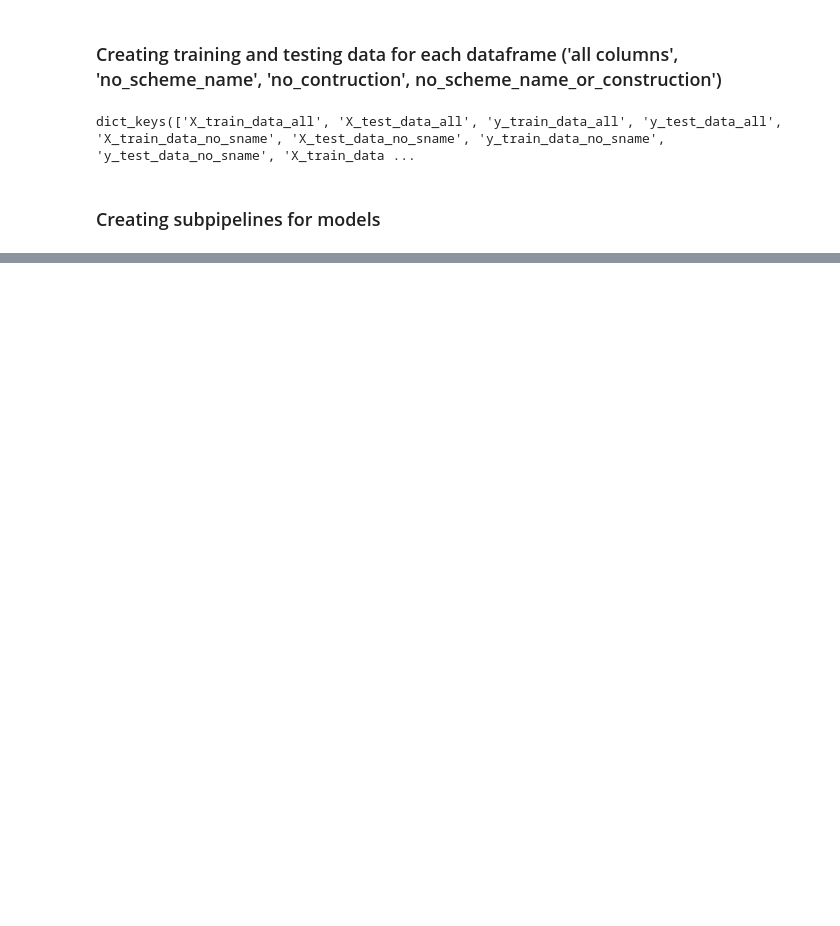
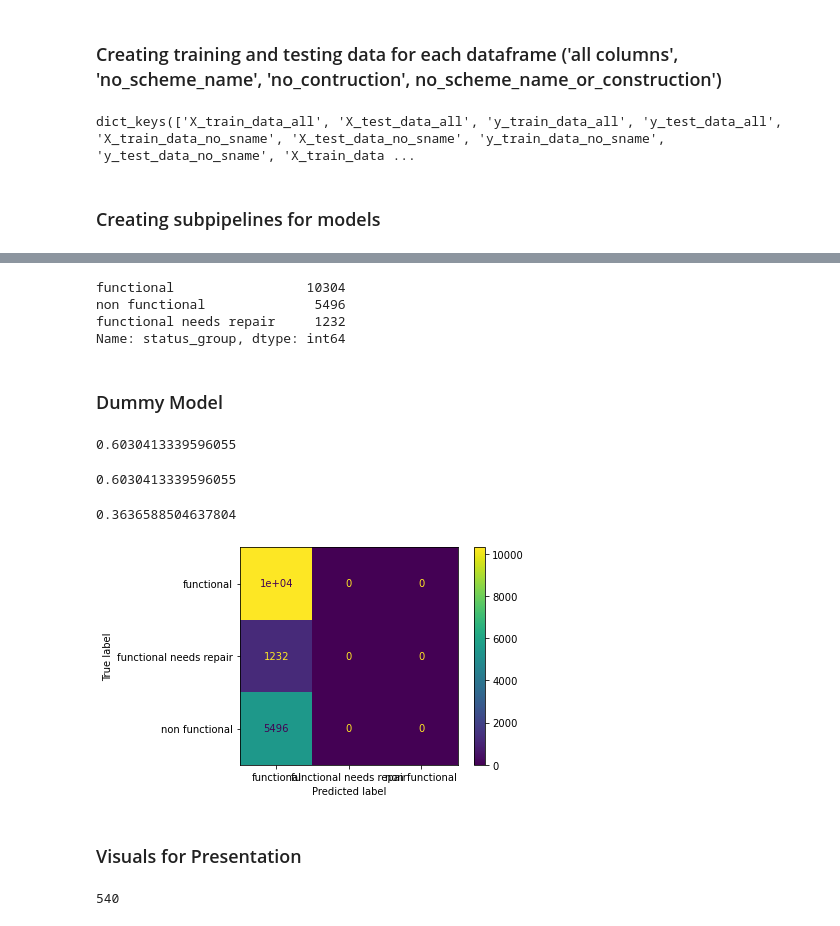
Before and after one commit to Andrew-Boucher/Phase_3_Project, a Jupyter notebook: working_notebooks/Andrew's Workbook.ipynb, the cells around one changed output, grey strips where cells are left out. Saved outputs shown, nothing was run; the diff lists cells and outputs as text; code cells hidden in the pictures; blank space fills up the shorter version.

```diff
--- a/working_notebooks/Andrew's Workbook.ipynb
+++ b/working_notebooks/Andrew's Workbook.ipynb
@@ -622,0 +1195,32 @@ pandas.core.series.Series
+# %%
+df_dic['y_train_data_all'].value_counts()
+# %% [output]
+functional                 10304
+non functional              5496
+functional needs repair     1232
+Name: status_group, dtype: int64
+# %% [markdown]
+### Dummy Model
+# %%
+dummy_clf = DummyClassifier(strategy='most_frequent')
+dummy_clf.fit(df_dic['X_train_data_all'], df_dic['y_train_data_all'])
+dummy_clf.score(df_dic['X_train_data_all'], df_dic['y_train_data_all'])
+# %% [output]
+0.6030413339596055
+# %%
+y_pred = dummy_clf.predict(df_dic['X_train_data_all'])
+recall = recall_score(df_dic['y_train_data_all'], y_pred, average='weighted')
+recall
+# %% [output]
+0.6030413339596055
+# %%
+precision = precision_score(df_dic['y_train_data_all'], y_pred, average='weighted')
+precision
+# %% [output]
+0.3636588504637804
+# %%
+conf_matrix = plot_confusion_matrix(dummy_clf, df_dic['X_train_data_all'], df_dic['y_train_data_all'])
+# %% [output]
+[figure, added]
+# %% [markdown]
+### Visuals for Presentation
@@ -622,0 +1231,4 @@ pandas.core.series.Series
+# %%
+266+274
+# %% [output]
+540
```
Also changed, not shown: parts of 60 cells of this notebook, 1 other file.
